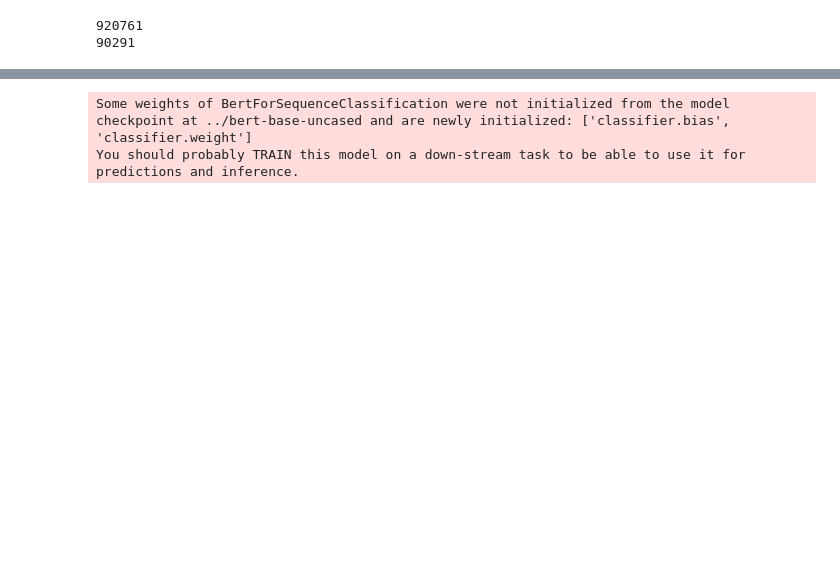
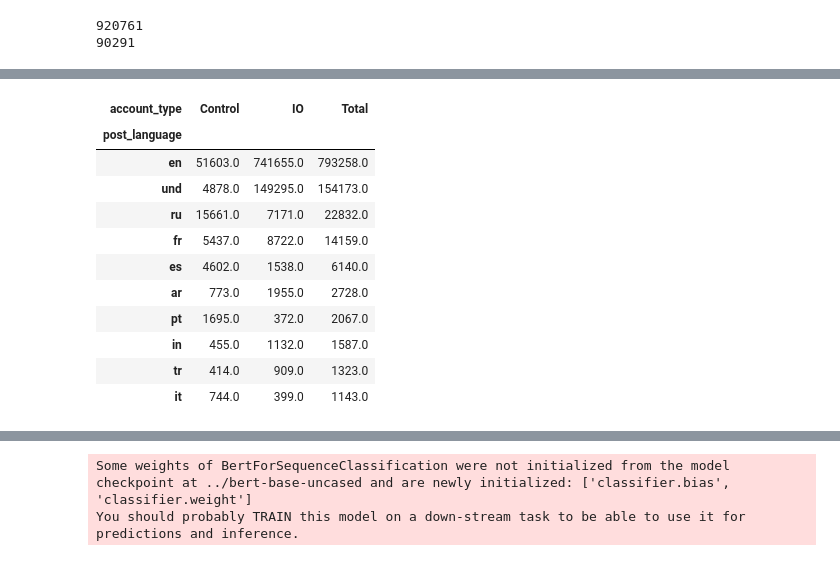
Before and after one commit to ubcecon/praxis-ubc, a Jupyter notebook: soci_270/soci_270_bert.ipynb, the cells around one changed output, grey strips where cells are left out. Cells and saved outputs as stored; diff of their text form; code cells hidden in the pictures; blank space fills up the shorter version.

```diff
--- a/soci_270/soci_270_bert.ipynb
+++ b/soci_270/soci_270_bert.ipynb
@@ -39,0 +129,20 @@ tweets = tweets.rename(columns={"post_text": "text", "is_control": "label"})
+# %%
+lang_counts = tweets.groupby(['post_language','account_type']).size().reset_index(name='count')
+lang_pivot = lang_counts.pivot(index='post_language', columns='account_type', values='count').fillna(0)
+lang_pivot['Total'] = lang_pivot.sum(axis=1)
+lang_pivot = lang_pivot.sort_values('Total', ascending=False)
+
+display(lang_pivot.head(10))
+# %% [output]
+| account_type | Control | IO | Total |
+| post_language |  |  |  |
+| en | 51603.0 | 741655.0 | 793258.0 |
+| und | 4878.0 | 149295.0 | 154173.0 |
+| ru | 15661.0 | 7171.0 | 22832.0 |
+| fr | 5437.0 | 8722.0 | 14159.0 |
+| es | 4602.0 | 1538.0 | 6140.0 |
+| ar | 773.0 | 1955.0 | 2728.0 |
+| pt | 1695.0 | 372.0 | 2067.0 |
+| in | 455.0 | 1132.0 | 1587.0 |
+| tr | 414.0 | 909.0 | 1323.0 |
+| it | 744.0 | 399.0 | 1143.0 |
```
Also changed, not shown: parts of 31 cells of this notebook.
